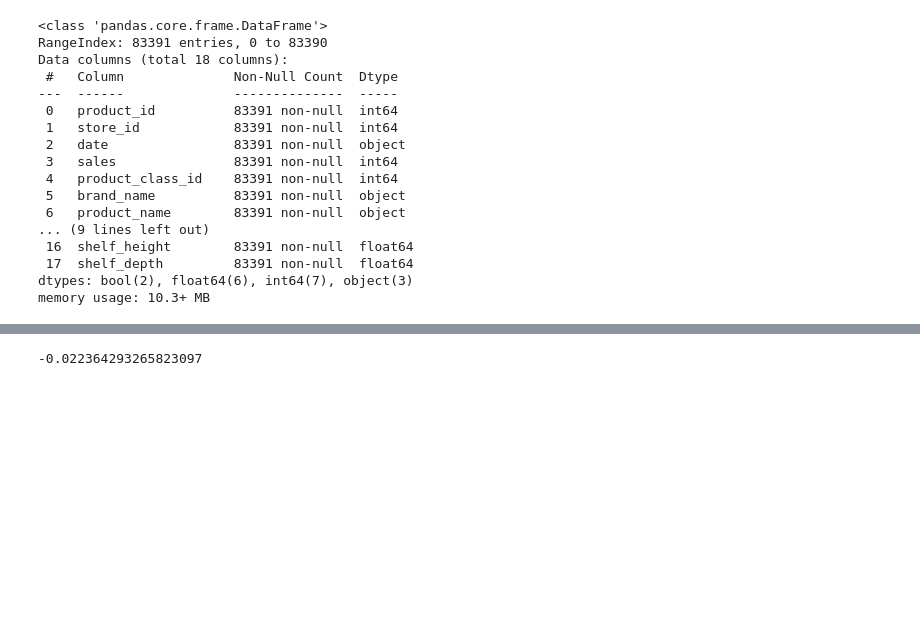
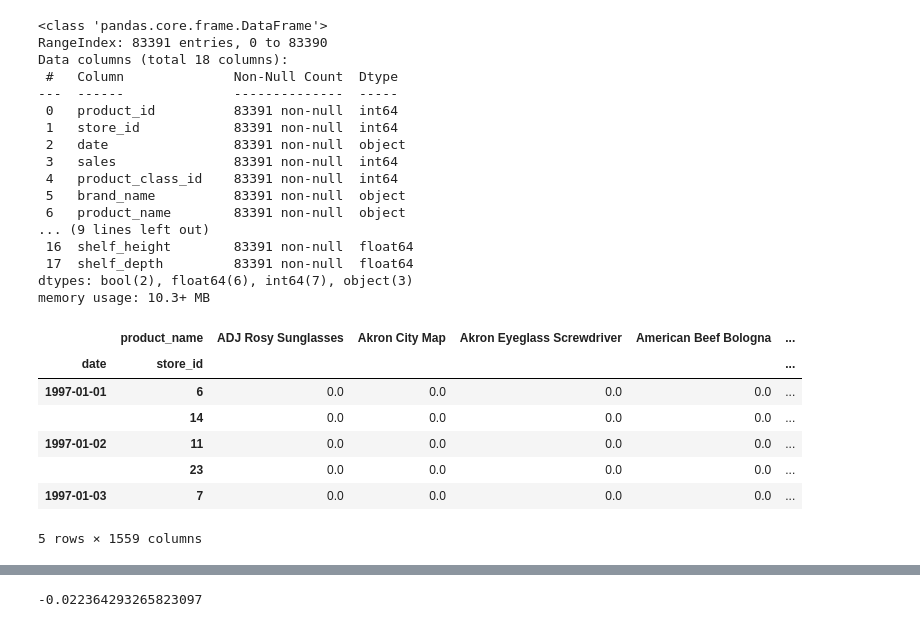
Before and after one commit to aquantumxd/data_science, a Jupyter notebook: Лекция 4. Отбор признаков и пайплайн обучения/Задание 1. Корреляция.ipynb, the cells around one changed output, grey strips where cells are left out. Saved outputs shown, nothing was run; the diff lists cells and outputs as text; code cells hidden in the pictures; blank space fills up the shorter version.

```diff
--- a/Лекция 4. Отбор признаков и пайплайн обучения/Задание 1. Корреляция.ipynb
+++ b/Лекция 4. Отбор признаков и пайплайн обучения/Задание 1. Корреляция.ipynb
@@ -76,7 +76,19 @@ Data columns (total 18 columns):
 dtypes: bool(2), float64(6), int64(7), object(3)
 memory usage: 10.3+ MB
 # %%
-sparse_sales = pd.pivot_table(df, values='sales', index='date', columns='product_name', aggfunc='sum', fill_value=0)
+sparse_sales = pd.pivot_table(df, values='sales', index=['date', 'store_id'],
+                     columns=['product_name'], fill_value = 0)
+
+sparse_sales.head()
+# %% [output]
+|  | product_name | ADJ Rosy Sunglasses | Akron City Map | Akron Eyeglass Screwdriver | American Beef Bologna | ... |
+| date | store_id |  |  |  |  | ... |
+| 1997-01-01 | 6 | 0.0 | 0.0 | 0.0 | 0.0 | ... |
+|  | 14 | 0.0 | 0.0 | 0.0 | 0.0 | ... |
+| 1997-01-02 | 11 | 0.0 | 0.0 | 0.0 | 0.0 | ... |
+|  | 23 | 0.0 | 0.0 | 0.0 | 0.0 | ... |
+| 1997-01-03 | 7 | 0.0 | 0.0 | 0.0 | 0.0 | ... |
+5 rows × 1559 columns
 # %%
 corr_spearman = sparse_sales.corr(method='spearman')
 corr_pearson = sparse_sales.corr(method='pearson')
```
Also changed, not shown: parts of 6 cells of this notebook, 1 other file.
